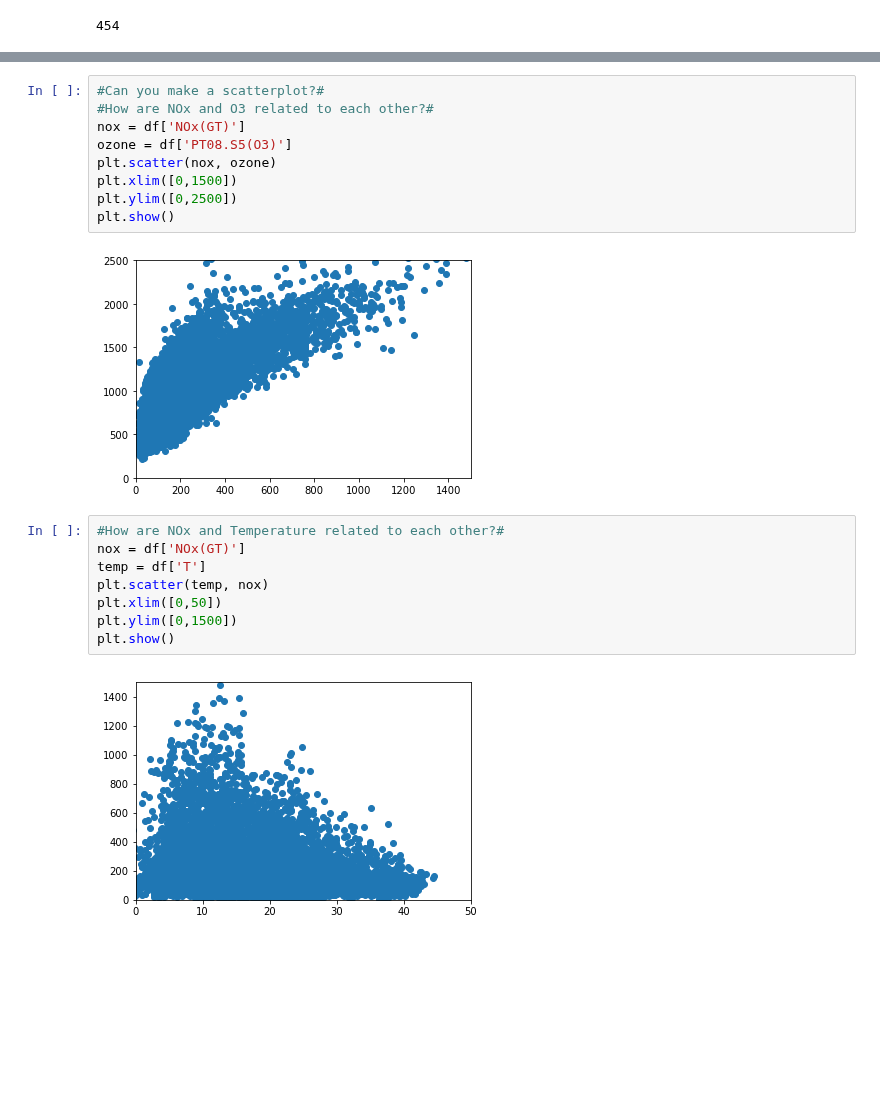
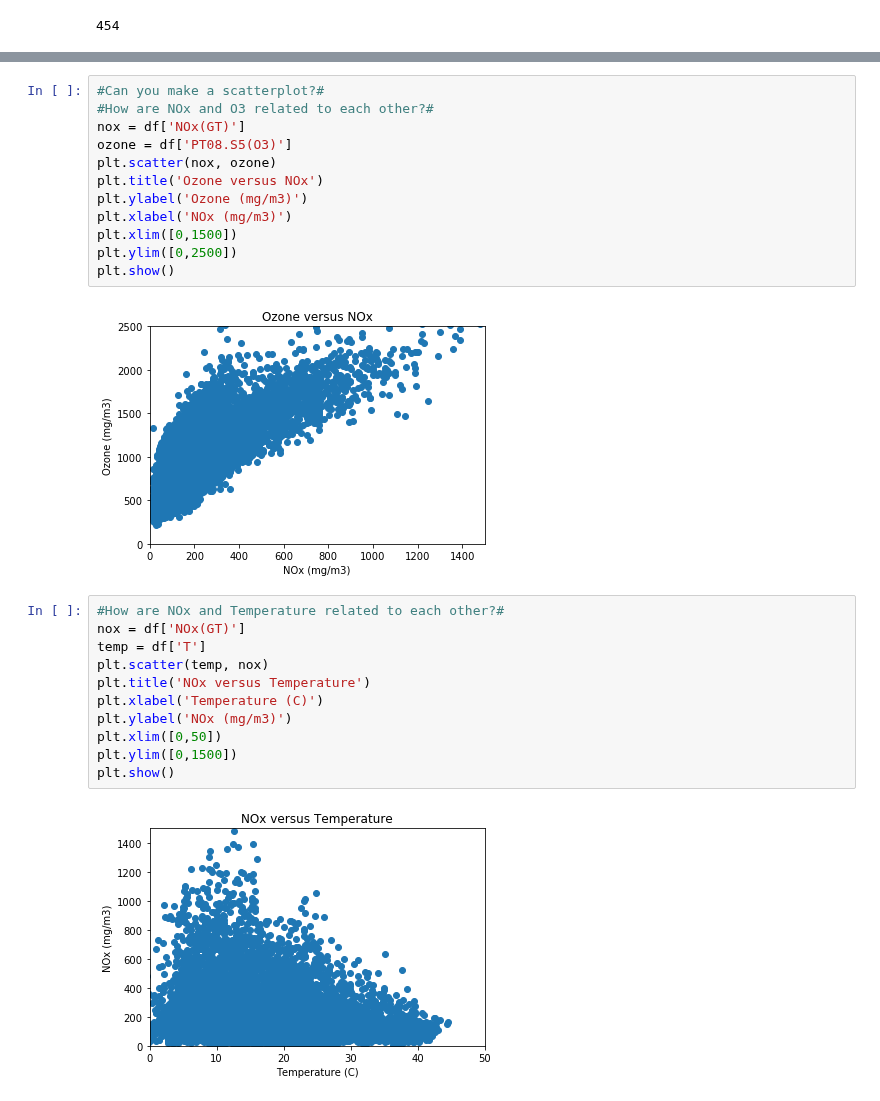
Before and after one commit to MattKNichols/capstone-project, a Jupyter notebook: Data_Story_Air_Quality.ipynb, the cells around one changed output, grey strips where cells are left out. Drawn from its saved outputs; the diff is of its cells as text; blank space fills up the shorter version.

```diff
--- a/Data_Story_Air_Quality.ipynb
+++ b/Data_Story_Air_Quality.ipynb
@@ -92,24 +67,30 @@ plt.show()
 # %%
 #Can you make a scatterplot?#
 #How are NOx and O3 related to each other?#
 nox = df['NOx(GT)']
 ozone = df['PT08.S5(O3)']
 plt.scatter(nox, ozone)
+plt.title('Ozone versus NOx')
+plt.ylabel('Ozone (mg/m3)')
+plt.xlabel('NOx (mg/m3)')
 plt.xlim([0,1500])
 plt.ylim([0,2500])
 plt.show()
 # %% [output]
-[figure, old version]
+[figure, new version]
 # %%
 #How are NOx and Temperature related to each other?#
 nox = df['NOx(GT)']
 temp = df['T']
 plt.scatter(temp, nox)
+plt.title('NOx versus Temperature')
+plt.xlabel('Temperature (C)')
+plt.ylabel('NOx (mg/m3)')
 plt.xlim([0,50])
 plt.ylim([0,1500])
 plt.show()
 # %% [output]
-[figure, old version]
+[figure, new version]
 # %%
 #Can you make a time series plot?#
 #Temperature over time#
```
Also changed, not shown: parts of 6 cells of this notebook.
